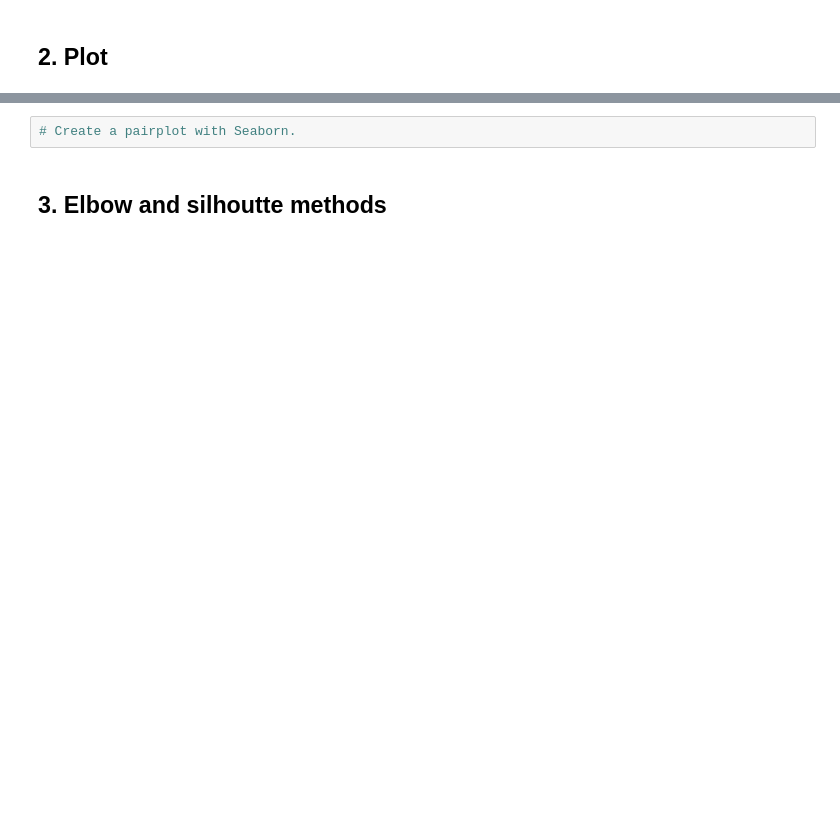
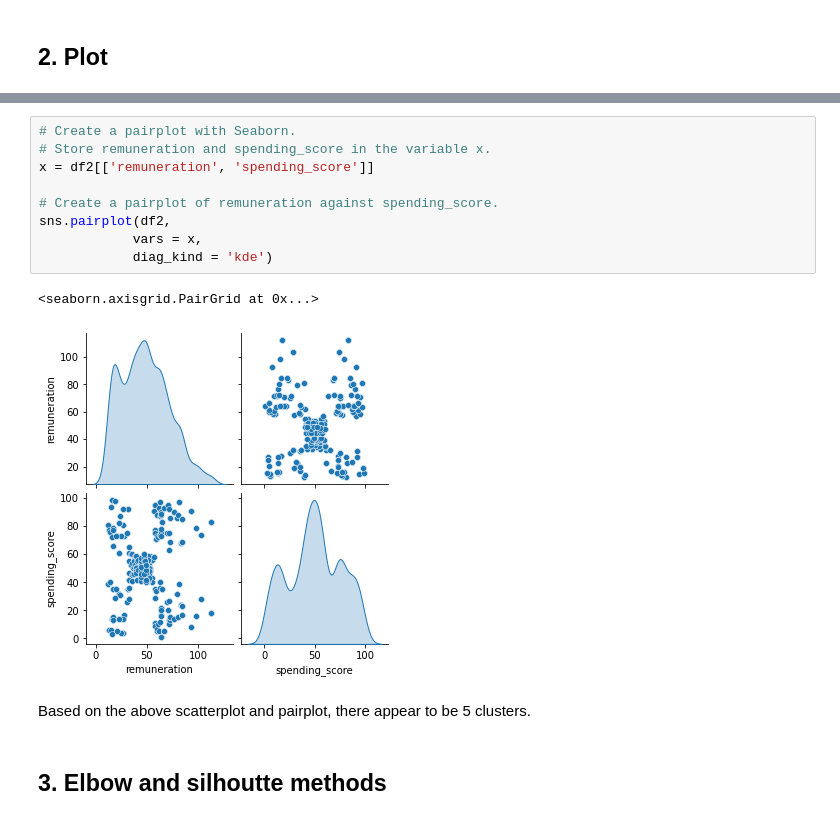
Before and after one commit to alexs178/LSE_DA_Turtle_Games_Analysis, a Jupyter notebook: Sewell_Alexander_DA301_Assignment_Notebook.ipynb, the cells around one changed output, grey strips where cells are left out. Cells and saved outputs as stored; diff of their text form; blank space fills up the shorter version.

Commit message:
Clustering

```diff
--- a/Sewell_Alexander_DA301_Assignment_Notebook.ipynb
+++ b/Sewell_Alexander_DA301_Assignment_Notebook.ipynb
@@ -482,5 +556,17 @@ warnings.filterwarnings('ignore')
 # %%
 # Create a pairplot with Seaborn.
+# Store remuneration and spending_score in the variable x.
+x = df2[['remuneration', 'spending_score']]
+
+# Create a pairplot of remuneration against spending_score.
+sns.pairplot(df2,
+            vars = x,
+            diag_kind = 'kde')
+# %% [output]
+<seaborn.axisgrid.PairGrid at 0x...>
+[figure, added]
+# %% [markdown]
+Based on the above scatterplot and pairplot, there appear to be 5 clusters.
 # %% [markdown]
 ## 3. Elbow and silhoutte methods
 # %%
```
Also changed, not shown: parts of 42 cells of this notebook.
